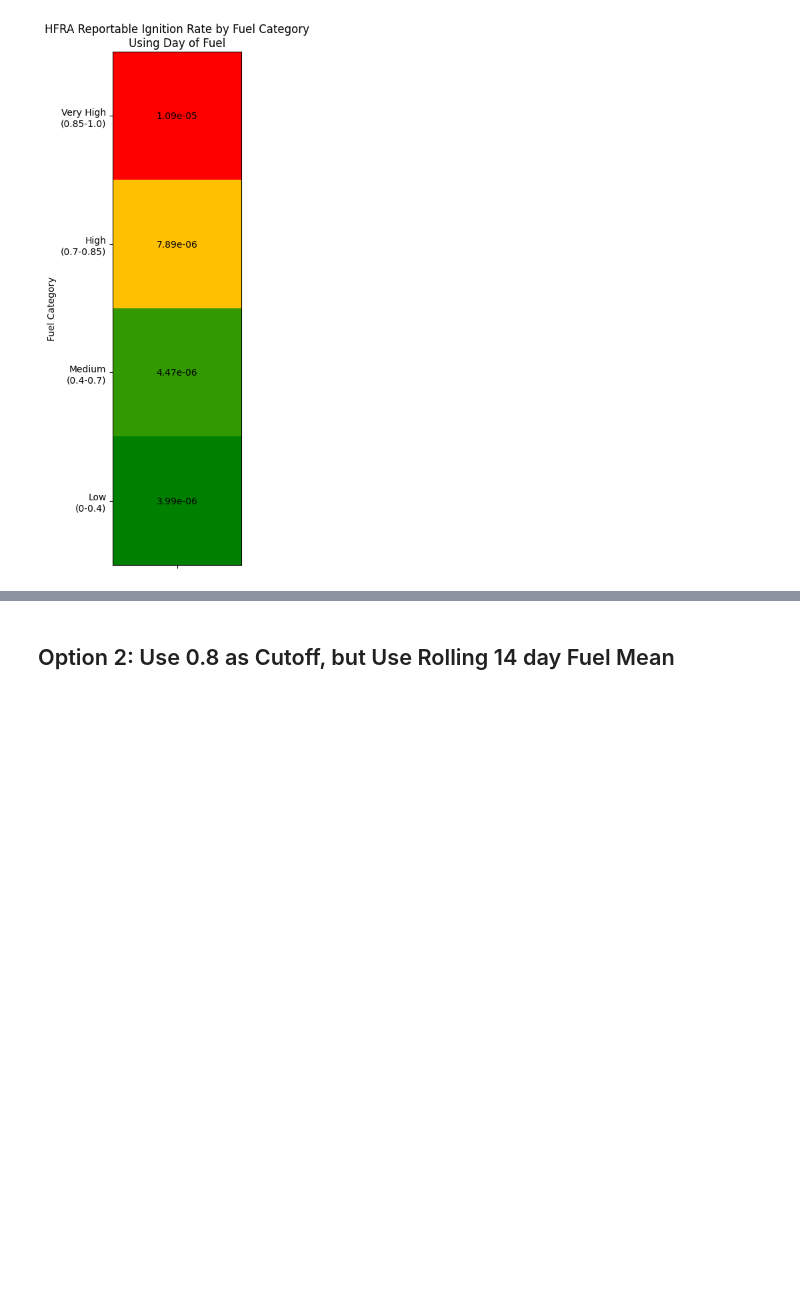
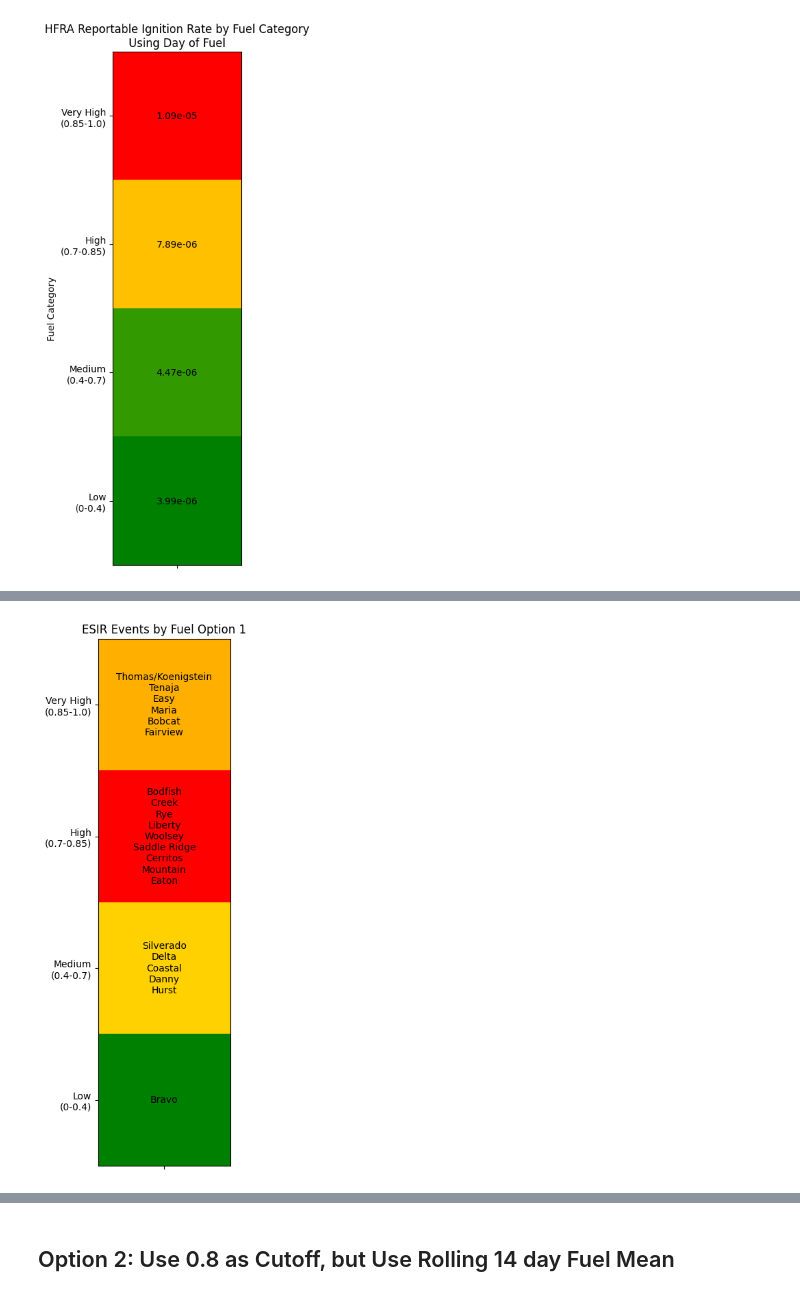
Before and after one commit to charliet202020/Ignition-Goal-Setting-Github, a Jupyter notebook: Circuit_Level_Analysis_Distribution_Only.ipynb, the cells around one changed output, grey strips where cells are left out. Drawn from its saved outputs; the diff is of its cells as text; code cells hidden in the pictures; blank space fills up the shorter version.

```diff
--- a/Circuit_Level_Analysis_Distribution_Only.ipynb
+++ b/Circuit_Level_Analysis_Distribution_Only.ipynb
@@ -556,8 +556,8 @@ ignitions_2025_grouped
 ## Read Transmission Data
 # %%
 # read transmission circuits
-bulktrans = pd.read_csv("//sce.eix.com/workgroup/SPE_DSA/Charles/IgnitionGoalSettingInput/BulkTrans_2017-2024.csv",)
-subtrans = pd.read_csv("//sce.eix.com/workgroup/SPE_DSA/Charles/IgnitionGoalSettingInput/SubTrans_2017-2024.csv",)
+bulktrans = pd.read_csv("//sce.eix.com/workgroup/SPE_DSA/Charles/IgnitionGoalSettingInput/BulkTrans_2017-2024.csv", usecols=['time','id',fuel_var])
+subtrans = pd.read_csv("//sce.eix.com/workgroup/SPE_DSA/Charles/IgnitionGoalSettingInput/SubTrans_2017-2024.csv", usecols=['time','id',fuel_var])
 # calculate the rolling 14 day mean using fuel_var
 bulktrans[f"{fuel_var}_rolling"] = bulktrans[fuel_var].rolling(window=14, min_periods=1).mean()
 subtrans[f"{fuel_var}_rolling"] = subtrans[fuel_var].rolling(window=14, min_periods=1).mean()
@@ -1007,6 +1117,89 @@ esir_events = esir_events.rename(columns={'Circuit': 'Circuit Name'})
 # keep only ones that are 2017 and later
 esir_events = esir_events[esir_events['Date'].dt.year >= 2017]
 esir_events['Date'] = esir_events['Date'].dt.strftime('%Y-%m-%d')
+# locate where name of fire says Bravo and change Circuit Name to BANDUCCI-CORRECTION-CUMMINGS_49
+esir_events.loc[esir_events['Name of Fire'].str.contains('Bravo', case=False, na=False), 'Circuit Name'] = 'BANDUCCI-CORRECTION-CUMMINGS_49'
+# locate where name of fire says Saddle Ridge and change Circuit Name to GOULD-SYLMAR_168
+esir_events.loc[esir_events['Name of Fire'].str.contains('Saddle Ridge', case=False, na=False), 'Circuit Name'] = 'GOULD-SYLMAR_168'
+# locate where name of fire says Easy and change Circuit Name to MOORPARK-ROYAL NO. 2_103
+esir_events.loc[esir_events['Name of Fire'].str.contains('Easy', case=False, na=False), 'Circuit Name'] = 'MOORPARK-ROYAL NO. 2_103'
+# locate where name of fire says Delta and change Circuit Name to BAILEY-NEENACH-WESTPAC_59
+esir_events.loc[esir_events['Name of Fire'].str.contains('Delta', case=False, na=False), 'Circuit Name'] = 'BAILEY-NEENACH-WESTPAC_59'
+# locate where name of fire says Hurst and change Circuit Name to EAGLE ROCK-SYLMAR_168
+esir_events.loc[esir_events['Name of Fire'].str.contains('Hurst', case=False, na=False), 'Circuit Name'] = 'EAGLE ROCK-SYLMAR_168'
+# locate where name of fire says Eaton and change Circuit Name to MESA-VINCENT NO. 2_165
+esir_events.loc[esir_events['Name of Fire'].str.contains('Eaton', case=False, na=False), 'Circuit Name'] = 'MESA-VINCENT NO. 2_165'
+# merge with different data
 esir_events = pd.merge(esir_events, res_df2_agg, how='left', on=['Date','Circuit Name'])
-esir_events
+# merge with bulktrans
+esir_events = pd.merge(esir_events, bulktrans[['Date', 'Circuit Name',fuel_var, f"{fuel_var}_rolling"]], how='left', on=['Date','Circuit Name'], suffixes=['','_bulktrans'])
+# merge with subtrans
+esir_events = pd.merge(esir_events, subtrans[['Date', 'Circuit Name',fuel_var, f"{fuel_var}_rolling"]], how='left', on=['Date','Circuit Name'], suffixes=['','_subtrans'])
+# fill na fuel_var with fuel_var_bulktrans and fuel_var_subtrans
+esir_events[fuel_var] = esir_events[fuel_var].fillna(esir_events[f"{fuel_var}_bulktrans"]).fillna(esir_events[f"{fuel_var}_subtrans"])
+# fill na fuel_var_rolling with fuel_var_rolling_bulktrans and fuel_var_rolling_subtrans
+esir_events[f"{fuel_var}_rolling"] = esir_events[f"{fuel_var}_rolling"].fillna(esir_events[f"{fuel_var}_rolling_bulktrans"]).fillna(esir_events[f"{fuel_var}_rolling_subtrans"])
+# for Hurst, use last value from fuel_hurst for fuel_var
+esir_events.loc[esir_events['Name of Fire'].str.contains('Hurst', case=False, na=False), fuel_var] = fuel_hurst[-1]
+# for Eaton, use last value from fuel_eaton for fuel_var
+esir_events.loc[esir_events['Name of Fire'].str.contains('Eaton', case=False, na=False), fuel_var] = fuel_eaton[-1]
+# for Hurst, use average of fuel_hurst for fuel_var_rolling
+esir_events.loc[esir_events['Name of Fire'].str.contains('Hurst', case=False, na=False), f"{fuel_var}_rolling"] = np.mean(fuel_hurst)
+# for Eaton, use average of fuel_eaton for fuel_var_rolling
+esir_events.loc[esir_events['Name of Fire'].str.contains('Eaton', case=False, na=False), f"{fuel_var}_rolling"] = np.mean(fuel_eaton)
+# Create Fuel Category 1 and 2
+fuel_val1_1, fuel_val2_1, fuel_val3_1 = 0.85, 0.7, 0.4
+cond_1 = [esir_events[fuel_var]>= fuel_val1_1,
+          (esir_events[fuel_var] < fuel_val1_1) & (esir_events[fuel_var] >= fuel_val2_1),
+          (esir_events[fuel_var] < fuel_val2_1) & (esir_events[fuel_var] >= fuel_val3_1),
+          esir_events[fuel_var] < fuel_val3_1]
+choices_1 = [f"{fuel_val1_1}-1.0", f"{fuel_val2_1}-{fuel_val1_1}", f"{fuel_val3_1}-{fuel_val2_1}", f"0-{fuel_val3_1}"]
+fuel_val1_2, fuel_val2_2, fuel_val3_2 = 0.8, 0.6, 0.4
+cond_2 = [esir_events[f"{fuel_var}_rolling"]>= fuel_val1_2,
+          (esir_events[f"{fuel_var}_rolling"] < fuel_val1_2) & (esir_events[f"{fuel_var}_rolling"] >= fuel_val2_2),
+          (esir_events[f"{fuel_var}_rolling"] < fuel_val2_2) & (esir_events[f"{fuel_var}_rolling"] >= fuel_val3_2),
+          esir_events[f"{fuel_var}_rolling"] < fuel_val3_2]
+choices_2 = [f"{fuel_val1_2}-1.0", f"{fuel_val2_2}-{fuel_val1_2}", f"{fuel_val3_2}-{fuel_val2_2}", f"0-{fuel_val3_2}"]
+esir_events['Fuel Category 1'] = np.select(cond_1, choices_1, default=choices_1[-1])
+esir_events['Fuel Category 2'] = np.select(cond_2, choices_2, default=choices_2[-1])
+
+# declare category to use
+category_to_use = 'Fuel Category 1'
+# create a names_matrix
+names_matrix = []
+count_matrix = []
+choices_order = choices_1 if category_to_use == 'Fuel Category 1' else choices_2
+for choice in choices_order:
+    # look for the choice in esir_events_res['Fuel_Wind_Category']
+    names = esir_events[esir_events[category_to_use] == choice]['Name of Fire'].unique().tolist()
+    # join names with newline
+    names = '\n'.join(names) if names else ''
+    count = esir_events[esir_events[category_to_use] == choice]['Name of Fire'].count().tolist()
+    names_matrix.append(names)
+    count_matrix.append(count)
+# reshape count_matrix to a 2D array with 4 rows and 2 columns
+count_matrix = np.array(count_matrix).reshape(4, 1)
+# reshape names_matrix to a 2D array with 4 rows and 2 columns, filling with empty strings if necessary
+names_matrix = np.array(names_matrix).reshape(4, 1)
+# draw a matrix for the names
+fig, ax = plt.subplots(figsize=(10, 10))
+colors = ['green', 'yellow', 'orange', 'red']
+cmap1 = mcolors.LinearSegmentedColormap.from_list("mycmap", colors)
+colors = cmap1(count_matrix.reshape(-1, 1))
+sm = ScalarMappable(cmap=cmap1, norm=plt.Normalize(0, count_matrix.max()))
+sm.set_array([])
+im = ax.imshow(count_matrix, cmap=cmap1)
+
+# add ticks
+# wind_cats = [f'Low Wind \n(Below {wind_val})', f'High Wind \n(At least {wind_val})']
+fuel_cats = [f"{word}" + f"\n({res_choice})" for word, res_choice in zip(word_choices, choices_order)]
+ax.set_xticks(np.arange(1), labels=[''])
+ax.set_yticks(np.arange(len(fuel_cats)), labels=fuel_cats)
+# loop through each category
+for i in range(count_matrix.shape[0]):
+    for j in range(count_matrix.shape[1]):
+        text = ax.text(j, i, names_matrix[i, j], ha='center', va='center', color='black')
+# set title
+title_option = "Option 1" if category_to_use == 'Fuel Category 1' else "Option 2"
+ax.set_title(f'ESIR Events by Fuel {title_option}')
 # %% [output]
@@ -1029,0 +1207 @@ esir_events
+[figure, added]
```
Also changed, not shown: parts of 15 cells of this notebook.
